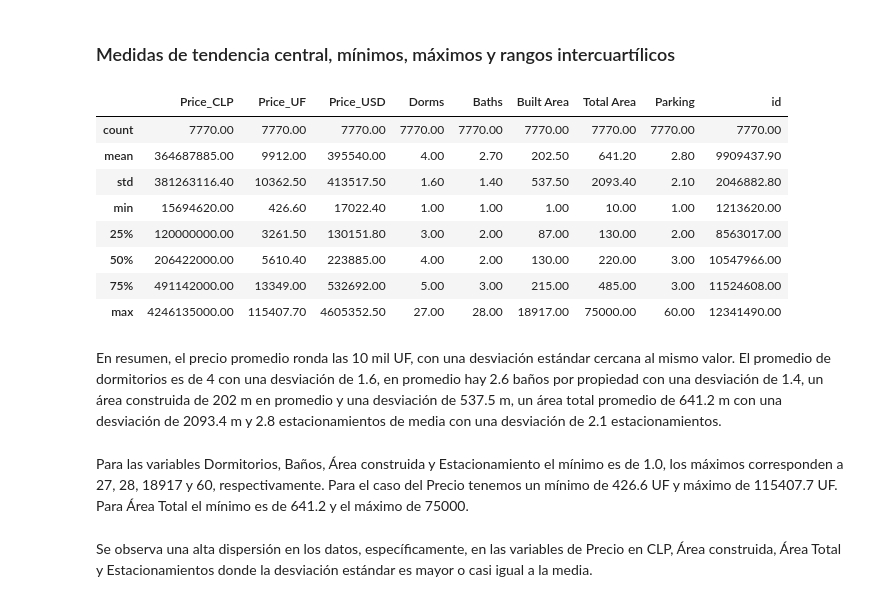
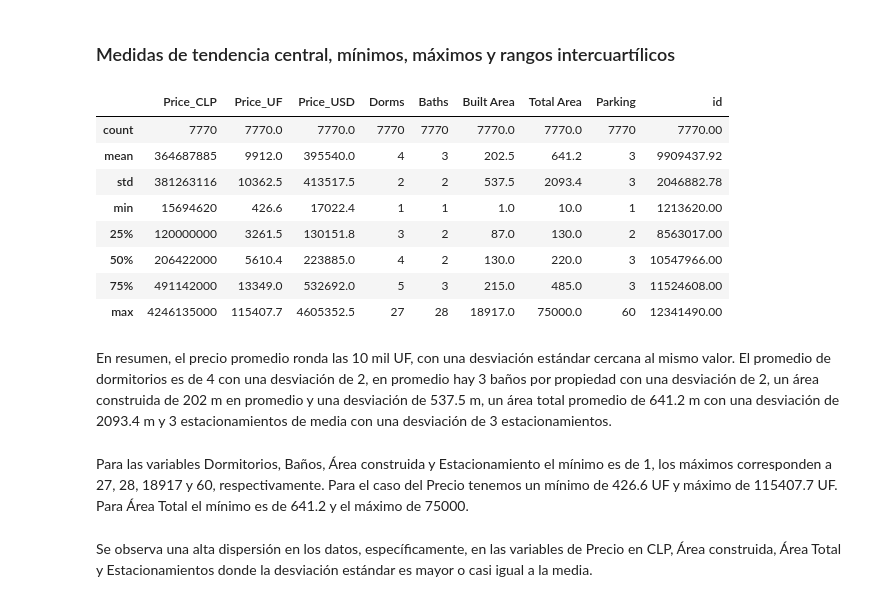
Before and after one commit to gonzakayunawel/casas_usadas_chile_analysis, a Jupyter notebook: B005_Gonzalo_Cayunao.ipynb, the cells around one changed output. Cells and saved outputs as stored; diff of their text form; code cells hidden in the pictures.

Commit message:
Ratios y tablas resumen finales

```diff
--- a/B005_Gonzalo_Cayunao.ipynb
+++ b/B005_Gonzalo_Cayunao.ipynb
@@ -671,22 +671,31 @@ plt.show()
 ## Variables Cuantitativas
 # %% [markdown]
 ### Medidas de tendencia central, mínimos, máximos y rangos intercuartílicos
-# %%
-df.describe().round(1)
-# %% [output]
-|  | Price_CLP | Price_UF | Price_USD | Dorms | Baths | Built Area | Total Area | Parking | id |
-| count | 7770.00 | 7770.00 | 7770.00 | 7770.00 | 7770.00 | 7770.00 | 7770.00 | 7770.00 | 7770.00 |
-| mean | 364687885.00 | 9912.00 | 395540.00 | 4.00 | 2.70 | 202.50 | 641.20 | 2.80 | 9909437.90 |
-| std | 381263116.40 | 10362.50 | 413517.50 | 1.60 | 1.40 | 537.50 | 2093.40 | 2.10 | 2046882.80 |
-| min | 15694620.00 | 426.60 | 17022.40 | 1.00 | 1.00 | 1.00 | 10.00 | 1.00 | 1213620.00 |
-| 25% | 120000000.00 | 3261.50 | 130151.80 | 3.00 | 2.00 | 87.00 | 130.00 | 2.00 | 8563017.00 |
-| 50% | 206422000.00 | 5610.40 | 223885.00 | 4.00 | 2.00 | 130.00 | 220.00 | 3.00 | 10547966.00 |
-| 75% | 491142000.00 | 13349.00 | 532692.00 | 5.00 | 3.00 | 215.00 | 485.00 | 3.00 | 11524608.00 |
-| max | 4246135000.00 | 115407.70 | 4605352.50 | 27.00 | 28.00 | 18917.00 | 75000.00 | 60.00 | 12341490.00 |
+# %%
+resumen_estadistico = df.describe()
+resumen_estadistico['Price_CLP'] = resumen_estadistico['Price_CLP'].apply('{:.0f}'.format)
+resumen_estadistico['Price_UF'] = resumen_estadistico['Price_UF'].apply('{:.1f}'.format)
+resumen_estadistico['Price_USD'] = resumen_estadistico['Price_USD'].apply('{:.1f}'.format)
+resumen_estadistico['Built Area'] = resumen_estadistico['Built Area'].apply('{:.1f}'.format)
+resumen_estadistico['Total Area'] = resumen_estadistico['Total Area'].apply('{:.1f}'.format)
+resumen_estadistico['Dorms'] = resumen_estadistico['Dorms'].apply(ceil)
+resumen_estadistico['Baths'] = resumen_estadistico['Baths'].apply(ceil)
+resumen_estadistico['Parking'] = resumen_estadistico['Parking'].apply(ceil)
+resumen_estadistico
+# %% [output]
+|  | Price_CLP | Price_UF | Price_USD | Dorms | Baths | Built Area | Total Area | Parking | id |
+| count | 7770 | 7770.0 | 7770.0 | 7770 | 7770 | 7770.0 | 7770.0 | 7770 | 7770.00 |
+| mean | 364687885 | 9912.0 | 395540.0 | 4 | 3 | 202.5 | 641.2 | 3 | 9909437.92 |
+| std | 381263116 | 10362.5 | 413517.5 | 2 | 2 | 537.5 | 2093.4 | 3 | 2046882.78 |
+| min | 15694620 | 426.6 | 17022.4 | 1 | 1 | 1.0 | 10.0 | 1 | 1213620.00 |
+| 25% | 120000000 | 3261.5 | 130151.8 | 3 | 2 | 87.0 | 130.0 | 2 | 8563017.00 |
+| 50% | 206422000 | 5610.4 | 223885.0 | 4 | 2 | 130.0 | 220.0 | 3 | 10547966.00 |
+| 75% | 491142000 | 13349.0 | 532692.0 | 5 | 3 | 215.0 | 485.0 | 3 | 11524608.00 |
+| max | 4246135000 | 115407.7 | 4605352.5 | 27 | 28 | 18917.0 | 75000.0 | 60 | 12341490.00 |
 # %% [markdown]
-En resumen, el precio promedio ronda las 10 mil UF, con una desviación estándar cercana al mismo valor. El promedio de dormitorios es de 4 con una desviación de 1.6, en promedio hay 2.6 baños por propiedad con una desviación de 1.4, un área construida de 202 m en promedio y una desviación de 537.5 m, un área total promedio de 641.2 m con una desviación de 2093.4 m y 2.8 estacionamientos de media con una desviación de 2.1 estacionamientos.
+En resumen, el precio promedio ronda las 10 mil UF, con una desviación estándar cercana al mismo valor. El promedio de dormitorios es de 4 con una desviación de 2, en promedio hay 3 baños por propiedad con una desviación de 2, un área construida de 202 m en promedio y una desviación de 537.5 m, un área total promedio de 641.2 m con una desviación de 2093.4 m y 3 estacionamientos de media con una desviación de 3 estacionamientos.
 # %% [markdown]
-Para las variables Dormitorios, Baños, Área construida y Estacionamiento el mínimo es de 1.0, los máximos corresponden a 27, 28, 18917 y 60, respectivamente. Para el caso del Precio tenemos un mínimo de 426.6 UF y máximo de 115407.7 UF. Para Área Total el mínimo es de 641.2 y el máximo de 75000.
+Para las variables Dormitorios, Baños, Área construida y Estacionamiento el mínimo es de 1, los máximos corresponden a 27, 28, 18917 y 60, respectivamente. Para el caso del Precio tenemos un mínimo de 426.6 UF y máximo de 115407.7 UF. Para Área Total el mínimo es de 641.2 y el máximo de 75000.
 # %% [markdown]
 Se observa una alta dispersión en los datos, específicamente, en las variables de Precio en CLP, Área construida, Área Total y Estacionamientos donde la desviación estándar es mayor o casi igual a la media.
 # %% [markdown]
```
Also changed, not shown: parts of 56 cells of this notebook.
